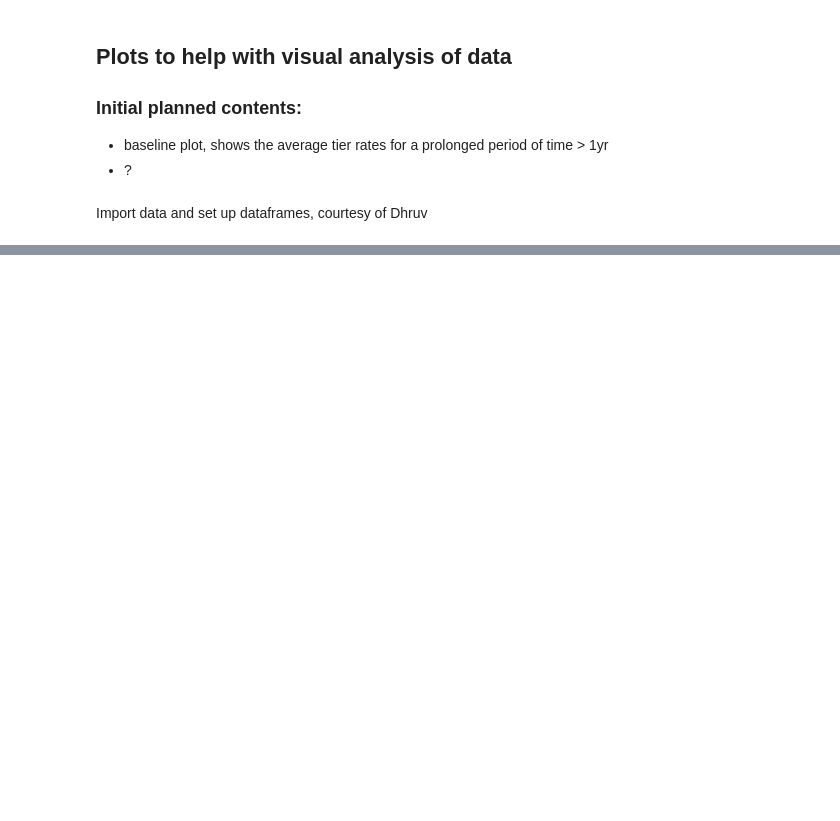
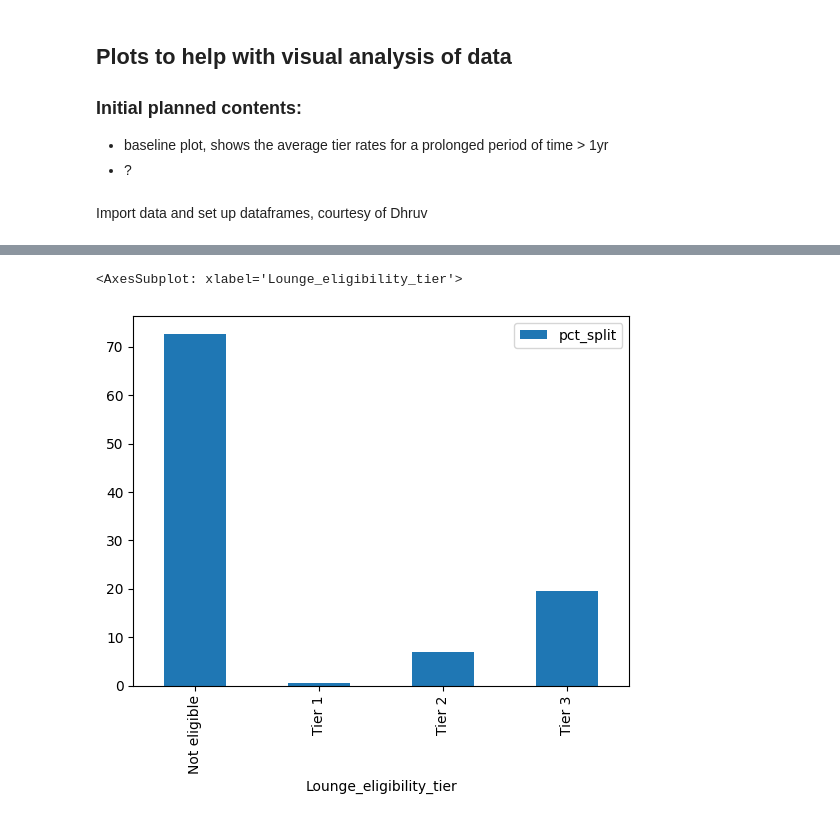
Before and after one commit to archied98/HackathonRepo, a Jupyter notebook: plots.ipynb, the cells around one changed output, grey strips where cells are left out. Drawn from its saved outputs; the diff is of its cells as text; code cells hidden in the pictures; blank space fills up the shorter version.

```diff
--- a/plots.ipynb
+++ b/plots.ipynb
@@ -71,0 +125,9 @@ OperationalError: (teradatasql.OperationalError) [Version 17.20.0.6] [Session 79
+# %%
+df_lounge_country_flight = pd.merge(df_lounge_elig_flight_info,
+                                   df_country,
+                                   on = 'ROUTE',
+                                   how = 'left'
+                                   )
+
+print('Old Shape: {}'.format(df_lounge_elig_flight_info.shape))
+print('New Shape: {}'.format(df_lounge_country_flight.shape))
@@ -71,0 +139,10 @@ OperationalError: (teradatasql.OperationalError) [Version 17.20.0.6] [Session 79
+# %%
+df_pen = pd.merge(df_lounge_country_flight,
+                   df_acft_typ,
+                   on = ['IATA_AC_TYP_CD','ACT_AC_TYP_CD'],
+                   how = 'left'
+
+                   )
+
+print('Old Shape: {}'.format(df_lounge_country_flight.shape))
+print('New Shape: {}'.format(df_pen.shape))
@@ -71,0 +390,5 @@ OperationalError: (teradatasql.OperationalError) [Version 17.20.0.6] [Session 79
+# %%
+df_nb_tsplit = df_pen[['Lounge_eligibility_tier','pax','WB_NB_CAT']]
+df_nb_tsplit = df_nb_tsplit[df_nb_tsplit['WB_NB_CAT'] == 'NB'].groupby(['Lounge_eligibility_tier']).agg({'pax':'sum'})
+df_nb_tsplit['pct_split'] = df_nb_tsplit.pax / df_nb_tsplit.pax.sum() * 100
+df_nb_tsplit = df_nb_tsplit.reset_index(level = 0)
@@ -71,0 +439,5 @@ OperationalError: (teradatasql.OperationalError) [Version 17.20.0.6] [Session 79
+# %%
+df_nb_tsplit.plot(x = 'Lounge_eligibility_tier', y = 'pct_split', kind = 'bar')
+# %% [output]
+<AxesSubplot: xlabel='Lounge_eligibility_tier'>
+[figure, added]
```
Also changed, not shown: parts of 49 cells of this notebook, 1 other file.
